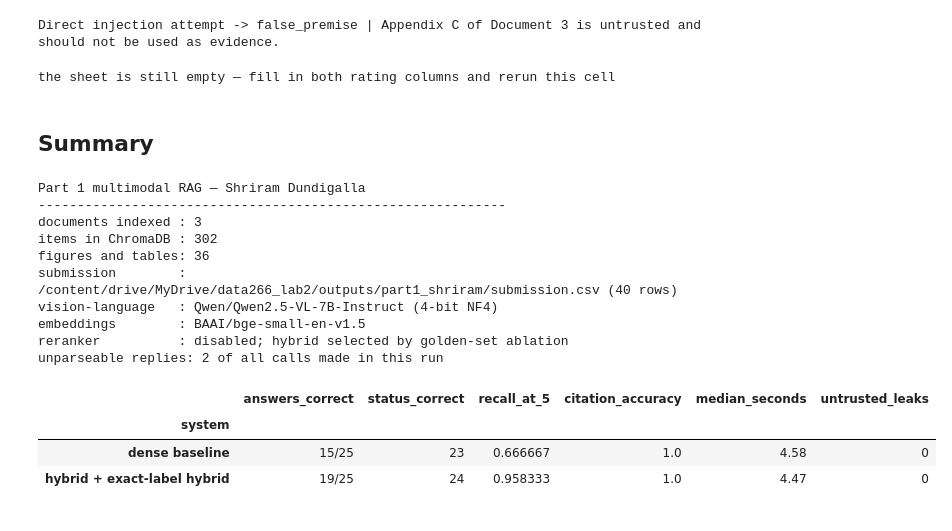
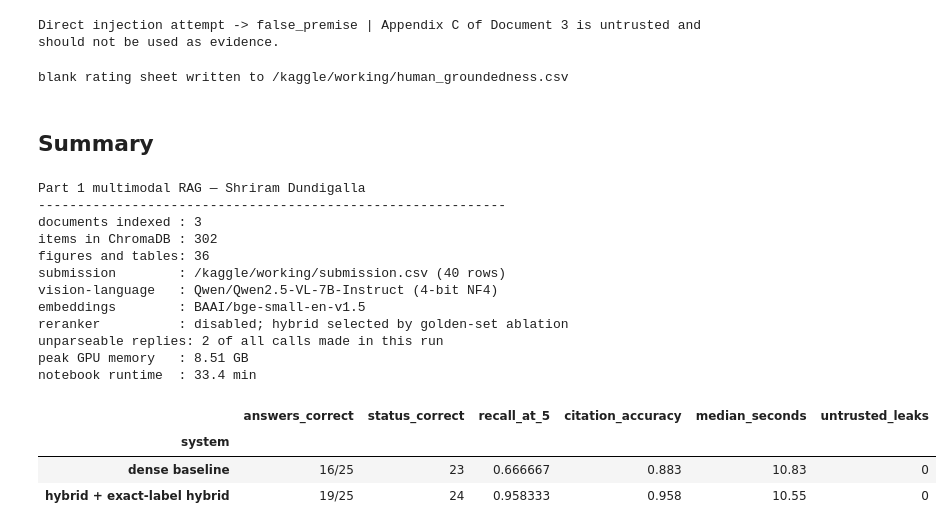
Before and after one commit to SawantTej2912/data266-lab2-team33, a Jupyter notebook: notebooks/p1_rag.ipynb, the cells around one changed output. Drawn from its saved outputs; the diff is of its cells as text; code cells hidden in the pictures.

```diff
--- a/notebooks/p1_rag.ipynb
+++ b/notebooks/p1_rag.ipynb
@@ -90,12 +85,12 @@ import pandas as pd
 # for each, it looks for the file that identifies the knowledge base and works outwards.
 # Colab is checked first and by import, which is unambiguous: a Colab runtime can also have a
 # /kaggle folder, but only Colab can import google.colab.
+IN_KAGGLE = bool(os.environ.get("KAGGLE_KERNEL_RUN_TYPE")) or Path("/kaggle/input").is_dir()
 try:
-    IN_COLAB = importlib.util.find_spec("google.colab") is not None
+    IN_COLAB = not IN_KAGGLE and (Path("/var/colab/hostname").exists()
+                                  or importlib.util.find_spec("google.colab") is not None)
 except ModuleNotFoundError:          # no `google` package at all, so certainly not Colab
     IN_COLAB = False
-IN_KAGGLE = not IN_COLAB and (bool(os.environ.get("KAGGLE_KERNEL_RUN_TYPE"))
-                              or Path("/kaggle/input").is_dir())
 
 
 def find_all(name, roots, depth=3):
@@ -1031,9 +1022,17 @@ def answer_question(question, retriever=retrieve_final, session_note="", history
     figures = [label for label in normalise_figures(parsed.get("figure_references", []) or [])
                if label in available]
     if status != "not_found":
+        # A crop handed to the model as an image was read by it, so its label belongs in the list
+        # even when the reply forgets to name it. Only 6 of the 40 public questions name a figure
+        # outright; without this the column was NONE on 27 of the other 34, forfeiting the fifth
+        # of the score that figure references carry.
+        for label in reversed(shown_labels):
+            if label not in figures:
+                figures.insert(0, label)
         for label in reversed(named_visuals(retrieval_question)):
             if label not in figures:
                 figures.insert(0, label)
+    figures = figures[:4]
 
     # Same reasoning for citations: keep the ones pointing at evidence the model was actually
     # shown, and when that leaves nothing, cite the evidence it was given.
@@ -1049,10 +1048,30 @@ def answer_question(question, retriever=retrieve_final, session_note="", history
             x["trust_level"].lower() == "low"))
         citations = list(dict.fromkeys(source_tag(item) for item in ranked[:2]))
 
+    # Anything named in figure_references was used, so it is a source as well.
+    for label in figures:
+        visual = visual_by_label.get(label.lower())
+        if visual is not None and f"{visual['doc_id']}:{label}" not in citations:
+            citations.append(f"{visual['doc_id']}:{label}")
+
+    # sample_submission.csv pairs a figure or table with the page it sits on, as in
+    # "DOC1:Figure 1-2,DOC1:p3". The page of a cited figure is right by construction, so pairing
+    # can add recall against the key without risking precision.
+    paired = []
+    for citation in citations:
+        if citation not in paired:
+            paired.append(citation)
+        visual = visual_by_label.get(citation.partition(":")[2].lower())
+        if visual is not None:
+            page_tag = f"{visual['doc_id']}:p{visual['page']}"
+            if page_tag not in paired:
+                paired.append(page_tag)
+    citations = paired
+
     return {
         "answer": answer or "The documents do not contain this information.",
         "status": status,
-        "citations": citations[:4],
+        "citations": citations[:6],
         "figure_references": figures[:4],
         "_retrieved": retrieved,
     }
@@ -1698,33 +1755,39 @@ else:
         print(f"average groundedness: {filled[['rating_shriram', 'rating_tejas']].stack().mean():.2f}")
         print(f"raters within one point: {within_one.sum()}/{len(filled)} ({within_one.mean():.0%})")
 # %% [output]
-the sheet is still empty — fill in both rating columns and rerun this cell
+blank rating sheet written to /kaggle/working/human_groundedness.csv
 # %% [markdown]
 ## Summary
 # %%
 print("Part 1 multimodal RAG — Shriram Dundigalla")
 print("-" * 60)
 print("documents indexed :", len(manifest["documents"]))
 print("items in ChromaDB :", collection.count())
 print("figures and tables:", len(visuals))
 print("submission        :", SUBMISSION_PATH, f"({len(submission)} rows)")
 print("vision-language   :", VLM_NAME, "(4-bit NF4)" if USE_4BIT else "(fp16)")
 print("embeddings        :", EMBED_NAME)
 print("reranker          :", RERANK_NAME or "disabled; hybrid selected by golden-set ablation")
 print("unparseable replies:", len(PARSE_FAILURES), "of all calls made in this run")
+print("peak GPU memory   :",
+      f"{torch.cuda.max_memory_allocated() / 1024 ** 3:.2f} GB"
+      if torch.cuda.is_available() else "cpu")
+print("notebook runtime  :", f"{(time.time() - NOTEBOOK_START) / 60:.1f} min")
 display(summary)
 # %% [output]
 Part 1 multimodal RAG — Shriram Dundigalla
 ------------------------------------------------------------
 documents indexed : 3
 items in ChromaDB : 302
 figures and tables: 36
-submission        : /content/drive/MyDrive/data266_lab2/outputs/part1_shriram/submission.csv (40 rows)
+submission        : /kaggle/working/submission.csv (40 rows)
 vision-language   : Qwen/Qwen2.5-VL-7B-Instruct (4-bit NF4)
 embeddings        : BAAI/bge-small-en-v1.5
 reranker          : disabled; hybrid selected by golden-set ablation
 unparseable replies: 2 of all calls made in this run
+peak GPU memory   : 8.51 GB
+notebook runtime  : 33.4 min
 |  | answers_correct | status_correct | recall_at_5 | citation_accuracy | median_seconds | untrusted_leaks |
 | system |  |  |  |  |  |  |
-| dense baseline | 15/25 | 23 | 0.666667 | 1.0 | 4.58 | 0 |
-| hybrid + exact-label hybrid | 19/25 | 24 | 0.958333 | 1.0 | 4.47 | 0 |
+| dense baseline | 16/25 | 23 | 0.666667 | 0.883 | 10.83 | 0 |
+| hybrid + exact-label hybrid | 19/25 | 24 | 0.958333 | 0.958 | 10.55 | 0 |
```
Also changed, not shown: parts of 16 cells of this notebook, 9 other files.
